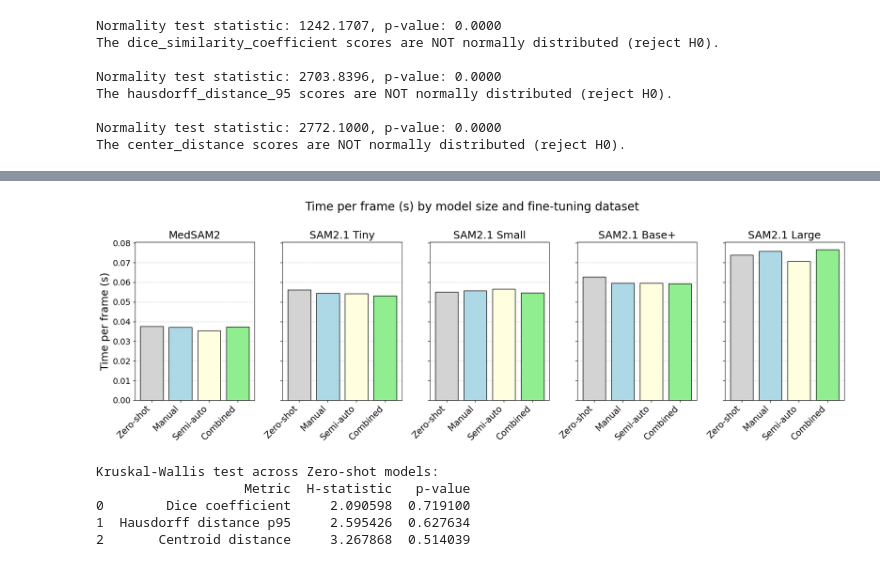
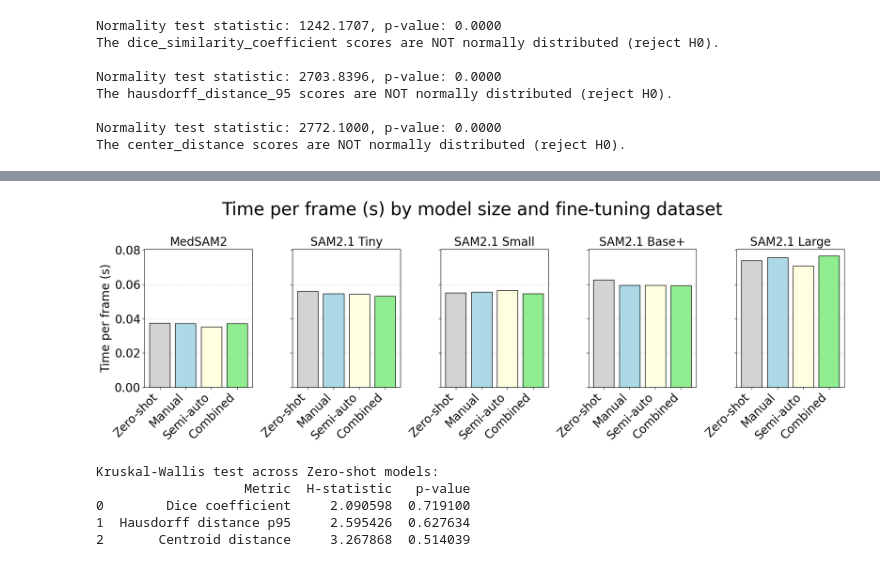
Before and after one commit to mzhu22/trackrad2025, a Jupyter notebook: notebooks/stats.ipynb, the cells around one changed output, grey strips where cells are left out. Drawn from its saved outputs; the diff is of its cells as text; code cells hidden in the pictures.

```diff
--- a/notebooks/stats.ipynb
+++ b/notebooks/stats.ipynb
@@ -201,22 +201,23 @@ for m_idx, metric in enumerate(metrics):
             ax.set_xticklabels([])
         if i == 0:
             if m_idx == 0:
-                ax.set_ylabel("Dice")
+                ax.set_ylabel("Dice coefficient")
             elif m_idx == 1:
-                ax.set_ylabel("P95 Hausdorff distance (px)")
+                ax.set_ylabel("P95 Hausdorff distance (mm)")
             elif m_idx == 2:
-                ax.set_ylabel("Centroid distance (px)")
+                ax.set_ylabel("Centroid distance (mm)")
 
         ax.grid(True, axis="y", linestyle="--", alpha=0.5)
-        ax.title.set_fontsize(18)
-        ax.yaxis.label.set_fontsize(18)
-        ax.tick_params(axis="x", labelsize=15)
+        ax.title.set_fontsize(20)
+        ax.yaxis.label.set_fontsize(20)
+        ax.tick_params(axis="x", labelsize=20)
         plt.setp(ax.get_xticklabels(), rotation=45, ha="right")
-        ax.tick_params(axis="y", labelsize=14)
+        ax.tick_params(axis="y", labelsize=20)
 
 plt.suptitle(
-    "Image similarity metrics by model size and fine-tuning dataset", fontsize=20
+    "Image similarity metrics by model size and fine-tuning dataset", fontsize=30
 )
 plt.tight_layout(rect=[0, 0, 1, 0.98])
 plt.show()
+fig.savefig("figures/image_similarity_metrics.pdf", format="pdf", bbox_inches="tight")
 # %% [output]
@@ -270,39 +309,40 @@ for metric in metrics:
         med = medians.loc[model].values
         m_q1 = q1.loc[model].values
         m_q3 = q3.loc[model].values
         m_mean = means.loc[model].values
         # Bar colors for this model
         colors = bar_colors[idxs[0] : idxs[0] + len(method_order)]
         # Plot bars
         ax.bar(
             x_model,
             med,
             capsize=5,
             color=colors,
             edgecolor="k",
             zorder=2,
         )
         ax.set_xticks(x_model)
         ax.set_xticklabels(method_order)
         ax.set_title(model)
         if metric == "Dice coefficient":
             ax.set_ylim([0.8, 1.0])
         if i == 0:
             ax.set_ylabel(metric)
         ax.grid(axis="y", linestyle="--", alpha=0.5, zorder=1)
 
         ax.grid(True, axis="y", linestyle="--", alpha=0.5)
-        ax.title.set_fontsize(18)
-        ax.yaxis.label.set_fontsize(18)
-        ax.tick_params(axis="x", labelsize=15)
+        ax.title.set_fontsize(20)
+        ax.yaxis.label.set_fontsize(20)
+        ax.tick_params(axis="x", labelsize=20)
         plt.setp(ax.get_xticklabels(), rotation=45, ha="right")
-        ax.tick_params(axis="y", labelsize=14)
+        ax.tick_params(axis="y", labelsize=20)
 
-    plt.suptitle(f"{metric} by model size and fine-tuning dataset", fontsize=20)
+    plt.suptitle(f"{metric} by model size and fine-tuning dataset", fontsize=30)
     plt.tight_layout(rect=[0, 0, 1, 0.96])
     plt.show()
+    fig.savefig("figures/runtime.pdf", format="pdf", bbox_inches="tight")
 # %% [output]
-[figure, old version]
+[figure, new version]
 # %%
 from scipy.stats import kruskal
 from scipy.stats import wilcoxon
```
Also changed, not shown: parts of 6 cells of this notebook, 5 other files.
